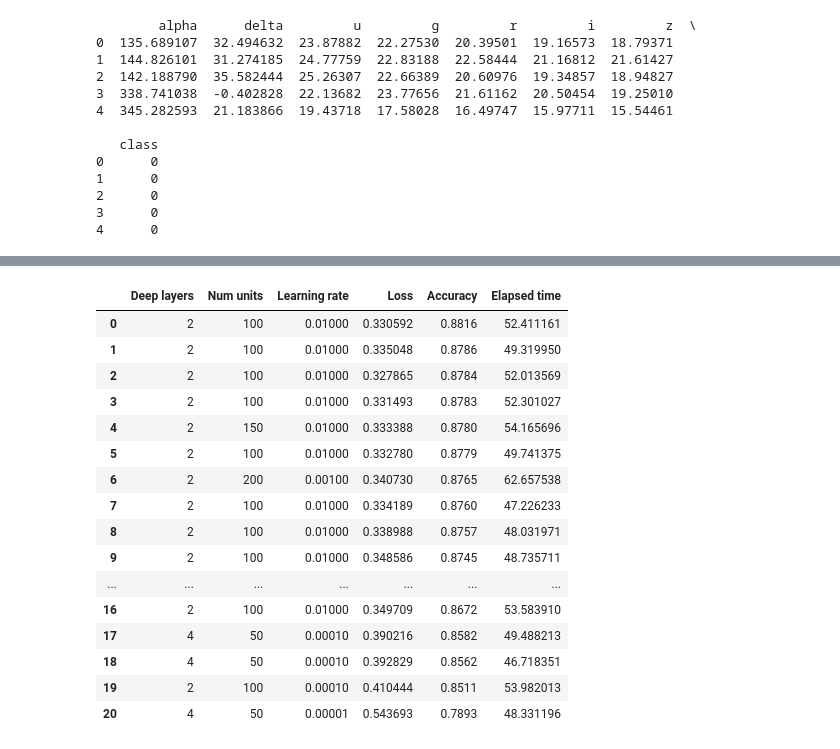
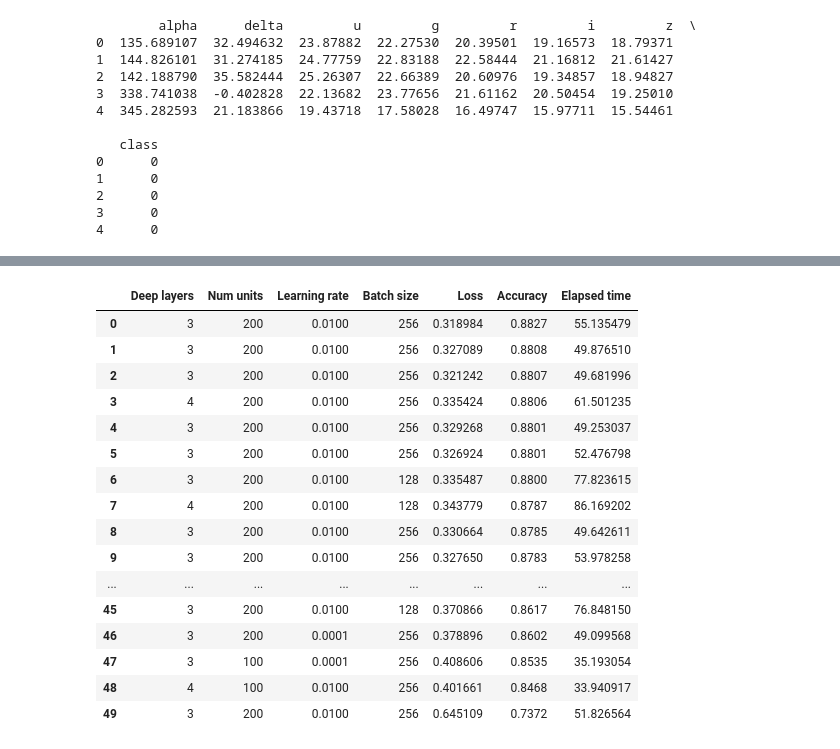
Before and after one commit to igomezv/cosmo_tools, a Jupyter notebook: models/neural/nnogada/dirty_notebooks/overleaf_notebooks_v1/genetic_hyp_classification.ipynb, the cells around one changed output, grey strips where cells are left out. Drawn from its saved outputs; the diff is of its cells as text; code cells hidden in the pictures.

```diff
--- a/models/neural/nnogada/dirty_notebooks/overleaf_notebooks_v1/genetic_hyp_classification.ipynb
+++ b/models/neural/nnogada/dirty_notebooks/overleaf_notebooks_v1/genetic_hyp_classification.ipynb
@@ -74,10 +74,10 @@ data = data.to_numpy()
 
 # f_names = ["ReLU", "ELU", "LReLU", "SELU"]
 # %%
-SC_DEEP       = np.array([1, 2,3, 4])                           # Number of deep layers (8)
-SC_NUM_UNITS  = np.array([150, 200, 100, 50]) # Number of fully conected neurons (16)
+SC_DEEP       = np.array([3, 4])                           # Number of deep layers (8)
+SC_NUM_UNITS  = np.array([200, 100]) # Number of fully conected neurons (16)
 SC_LEARNING   = np.array([1e-5,1e-4,1e-3, 0.01])   # Learning rates (8)
-# SC_BATCH      = np.array([64,128,256,512])                            # Batch sizes (4)
+SC_BATCH      = np.array([128,256])                            # Batch sizes (4)
 # SC_ACTIVATION = [f1, f2, f3, f4]                                      # Activation function layers (2)
 
 my_callbacks = [tf.keras.callbacks.EarlyStopping(
@@ -135,16 +135,16 @@ def train_evaluate(ga_individual_solution):
     t_total = 0
 
     # Decode GA solution to integer for window_size and num_units
-    deep_layers_bits   = BitArray(ga_individual_solution[0:2])     # (8)
-    num_units_bits     = BitArray(ga_individual_solution[2:4])     # (16)
-    learning_rate_bits = BitArray(ga_individual_solution[4:6])    # (8)
-# #     batch_size_bits    = BitArray(ga_individual_solution[10:12])   # (4)
+    deep_layers_bits   = BitArray(ga_individual_solution[0:1])     # (8)
+    num_units_bits     = BitArray(ga_individual_solution[1:2])     # (16)
+    learning_rate_bits = BitArray(ga_individual_solution[2:4])    # (8)
+    batch_size_bits    = BitArray(ga_individual_solution[4:5])   # (4)
 # #     activation_f_bits  = BitArray(ga_individual_solution[12:13])   # (2)   Solo se consideran las 2 primeras
 
     deep_layers   = SC_DEEP[deep_layers_bits.uint]
     num_units     = SC_NUM_UNITS[num_units_bits.uint]
     learning_rate = SC_LEARNING[learning_rate_bits.uint]
-#     batch_size   = SC_BATCH[batch_size_bits.uint]
+    batch_size   = SC_BATCH[batch_size_bits.uint]
 #     activation_f  = SC_ACTIVATION[activation_f_bits.uint]
 
 
@@ -165,7 +165,7 @@ def train_evaluate(ga_individual_solution):
     optimizer = tf.keras.optimizers.Adam(learning_rate=learning_rate, beta_1=0.9, beta_2=0.999, epsilon=1e-3)
     model.compile(optimizer=optimizer, loss='categorical_crossentropy', metrics=["accuracy"])
     model.fit(X_train, Y_train, epochs=epochs, validation_data=(X_val, Y_val),
-              callbacks=my_callbacks, batch_size=128, shuffle=1, verbose=0)
+              callbacks=my_callbacks, batch_size=batch_size, shuffle=1, verbose=0)
 
     loss, score = model.evaluate(X_val, Y_val)
     t = time.time()-t
@@ -174,7 +174,7 @@ def train_evaluate(ga_individual_solution):
     print("-------------------------------------------------\n")
 #     print(loss, score)
 
-    datos.append([deep_layers, num_units, learning_rate, loss, score, t])
+    datos.append([deep_layers, num_units, learning_rate, batch_size, loss, score, t])
 
     return loss,
 # %%
@@ -305,9 +305,9 @@ def geneticAlgorithm_with_elitism(population_size, max_generations, gene_length,
     best_population = tools.selBest(population,k = k)
     return best_population
 # %%
-population_size = 5  # max of individuals per generation
+population_size = 8  # max of individuals per generation
 max_generations = 10   # number of generations
-gene_length = 6      # lenght of the gene, depends on how many hiperparameters are tested
+gene_length = 5      # lenght of the gene, depends on how many hiperparameters are tested
 k = 1;                 # num. of finalist individuals
 
 if __name__ == "__main__":
@@ -368,29 +369,29 @@ Deep layers: 2 , Number of neurons: 100 , Learning rate: 0.01
 # %%
-filename = "historial_sdss.txt"
-df = pd.DataFrame(datos, columns = ["Deep layers", "Num units", "Learning rate", "Loss", "Accuracy", "Elapsed time"])
+filename = "historial_sdss_1.txt"
+df = pd.DataFrame(datos, columns = ["Deep layers", "Num units", "Learning rate", "Batch size", "Loss", "Accuracy", "Elapsed time"])
 
 df.sort_values(by=["Accuracy", "Elapsed time"], ascending=[0,1], ignore_index=True, inplace=True)
 
 df.to_csv(filename, header=True, index=False, sep='\t', mode='w') # a=append, w=overwrite
 df.head(50)
 # %% [output]
-|  | Deep layers | Num units | Learning rate | Loss | Accuracy | Elapsed time |
-| 0 | 2 | 100 | 0.01000 | 0.330592 | 0.8816 | 52.411161 |
-| 1 | 2 | 100 | 0.01000 | 0.335048 | 0.8786 | 49.319950 |
-| 2 | 2 | 100 | 0.01000 | 0.327865 | 0.8784 | 52.013569 |
-| 3 | 2 | 100 | 0.01000 | 0.331493 | 0.8783 | 52.301027 |
-| 4 | 2 | 150 | 0.01000 | 0.333388 | 0.8780 | 54.165696 |
-| 5 | 2 | 100 | 0.01000 | 0.332780 | 0.8779 | 49.741375 |
-| 6 | 2 | 200 | 0.00100 | 0.340730 | 0.8765 | 62.657538 |
-| 7 | 2 | 100 | 0.01000 | 0.334189 | 0.8760 | 47.226233 |
-| 8 | 2 | 100 | 0.01000 | 0.338988 | 0.8757 | 48.031971 |
-| 9 | 2 | 100 | 0.01000 | 0.348586 | 0.8745 | 48.735711 |
-| ... | ... | ... | ... | ... | ... | ... |
-| 16 | 2 | 100 | 0.01000 | 0.349709 | 0.8672 | 53.583910 |
-| 17 | 4 | 50 | 0.00010 | 0.390216 | 0.8582 | 49.488213 |
-| 18 | 4 | 50 | 0.00010 | 0.392829 | 0.8562 | 46.718351 |
-| 19 | 2 | 100 | 0.00010 | 0.410444 | 0.8511 | 53.982013 |
-| 20 | 4 | 50 | 0.00001 | 0.543693 | 0.7893 | 48.331196 |
+|  | Deep layers | Num units | Learning rate | Batch size | Loss | Accuracy | Elapsed time |
+| 0 | 3 | 200 | 0.0100 | 256 | 0.318984 | 0.8827 | 55.135479 |
+| 1 | 3 | 200 | 0.0100 | 256 | 0.327089 | 0.8808 | 49.876510 |
+| 2 | 3 | 200 | 0.0100 | 256 | 0.321242 | 0.8807 | 49.681996 |
+| 3 | 4 | 200 | 0.0100 | 256 | 0.335424 | 0.8806 | 61.501235 |
+| 4 | 3 | 200 | 0.0100 | 256 | 0.329268 | 0.8801 | 49.253037 |
+| 5 | 3 | 200 | 0.0100 | 256 | 0.326924 | 0.8801 | 52.476798 |
+| 6 | 3 | 200 | 0.0100 | 128 | 0.335487 | 0.8800 | 77.823615 |
+| 7 | 4 | 200 | 0.0100 | 128 | 0.343779 | 0.8787 | 86.169202 |
+| 8 | 3 | 200 | 0.0100 | 256 | 0.330664 | 0.8785 | 49.642611 |
+| 9 | 3 | 200 | 0.0100 | 256 | 0.327650 | 0.8783 | 53.978258 |
+| ... | ... | ... | ... | ... | ... | ... | ... |
+| 45 | 3 | 200 | 0.0100 | 128 | 0.370866 | 0.8617 | 76.848150 |
+| 46 | 3 | 200 | 0.0001 | 256 | 0.378896 | 0.8602 | 49.099568 |
+| 47 | 3 | 100 | 0.0001 | 256 | 0.408606 | 0.8535 | 35.193054 |
+| 48 | 4 | 100 | 0.0100 | 256 | 0.401661 | 0.8468 | 33.940917 |
+| 49 | 3 | 200 | 0.0100 | 256 | 0.645109 | 0.7372 | 51.826564 |
 # %%
 total_time = float(np.sum(df[["Elapsed time"]])/60)
 
```
Also changed, not shown: parts of 3 cells of this notebook, 1 other file.
